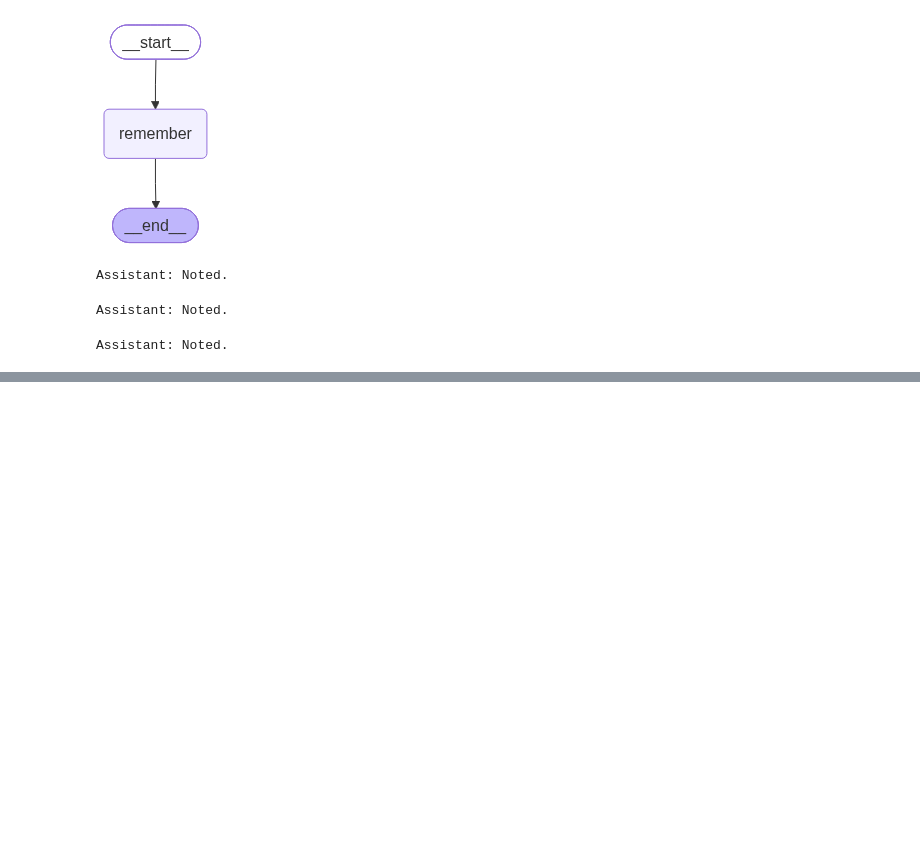
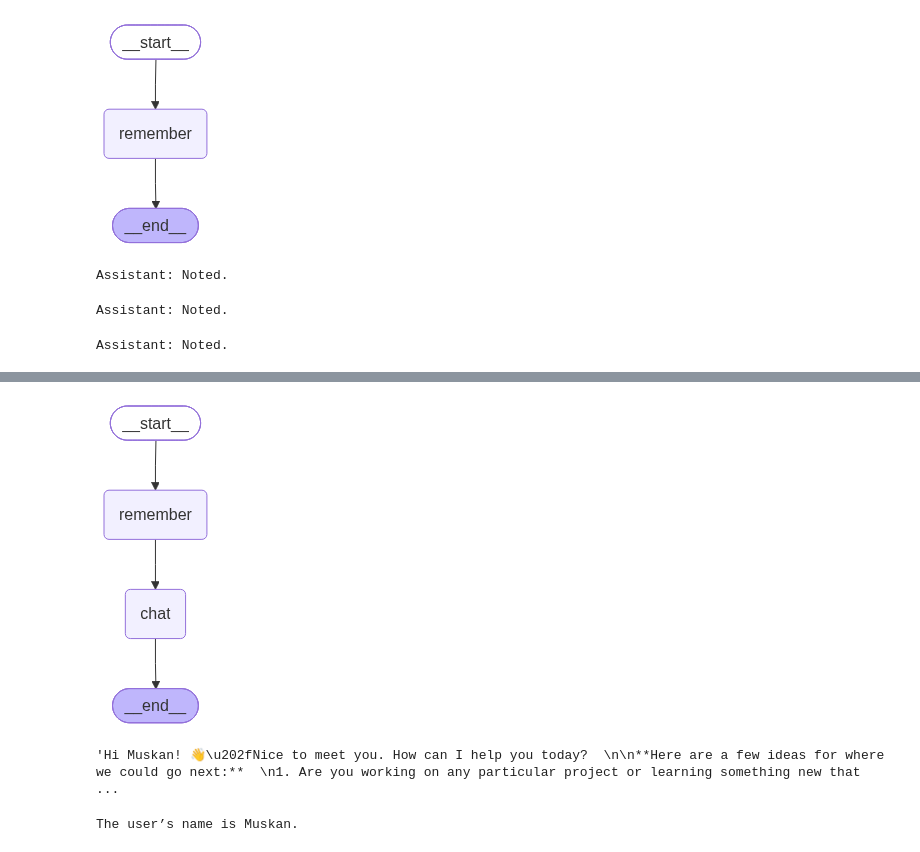
Before and after one commit to smilingstar78/LangGraph-for-Agentic-AI, a Jupyter notebook: Long term Memory/ltm_implementation.ipynb, the cells around one changed output, grey strips where cells are left out. Saved outputs shown, nothing was run; the diff lists cells and outputs as text; code cells hidden in the pictures; blank space fills up the shorter version.

```diff
--- a/Long term Memory/ltm_implementation.ipynb
+++ b/Long term Memory/ltm_implementation.ipynb
@@ -252,0 +363,3 @@ User's favorite programming language is Python.
+# %%
+for it in store.search(("user", "u1", "details")):
+    print(it.value['data'])
@@ -252,0 +437,2 @@ User's favorite programming language is Python.
+# %%
+memory_extractor = memory_llm.with_structured_output(MemoryDecision)
@@ -252,0 +482,42 @@ User's favorite programming language is Python.
+# %%
+# ----------------------------
+# 5) Node 2: chat
+# ----------------------------
+chat_llm = ChatGroq(
+    model="openai/gpt-oss-120b",
+    temperature=0,
+    api_key=os.getenv("GROQ_API_KEY"),
+)
+# %%
+def chat_node(state: MessagesState, config: RunnableConfig, *, store: BaseStore):
+    user_id = config["configurable"]["user_id"]
+    ns = ("user", user_id, "details")
+
+    items = store.search(ns)
+    user_details = "\n".join(it.value["data"] for it in items) if items else ""
+
+    system_msg = SystemMessage(
+        content=SYSTEM_PROMPT_TEMPLATE.format(
+            user_details_content=user_details or "(empty)"
+        )
+    )
+
+    response = chat_llm.invoke([system_msg] + state["messages"])
+    return {"messages": [response]}
+# %%
+# ----------------------------
+# 6) Graph
+# ----------------------------
+builder = StateGraph(MessagesState)
+builder.add_node("remember", remember_node)
+builder.add_node("chat", chat_node)
+
+builder.add_edge(START, "remember")
+builder.add_edge("remember", "chat")
+builder.add_edge("chat", END)
+
+graph = builder.compile(store=store)
+
+graph
+# %% [output]
+[figure, added]
@@ -252,0 +529,10 @@ User's favorite programming language is Python.
+# %%
+result = graph.invoke({"messages": [{"role": "user", "content": "Hi, my name is Muskan."}]}, config)
+result['messages'][-1].content
+# %% [output]
+'Hi Muskan! 👋\u202fNice to meet you. How can I help you today?  \n\n**Here are a few ideas for where we could go next:**  \n1. Are you working on any particular project or learning something new that  ...
+# %%
+for it in store.search(("user", "u1", "details")):
+    print(it.value["data"])
+# %% [output]
+The user’s name is Muskan.
```
Also changed, not shown: parts of 33 cells of this notebook.
